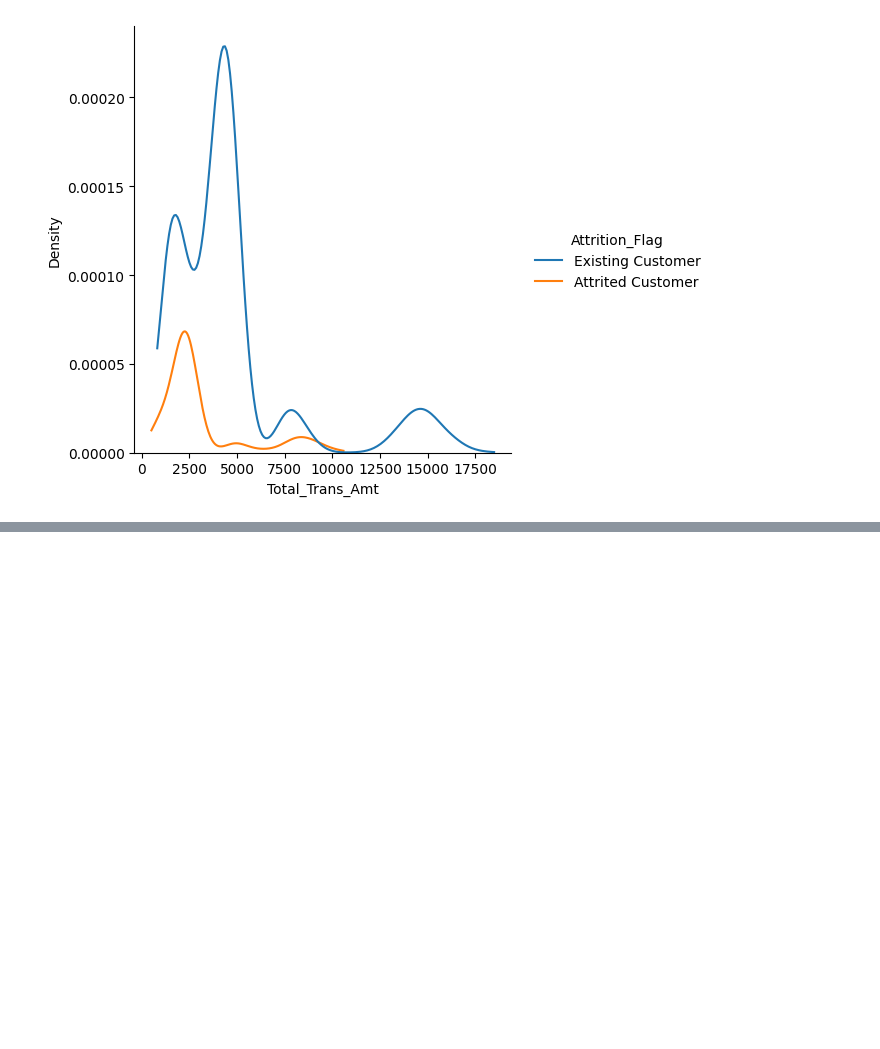
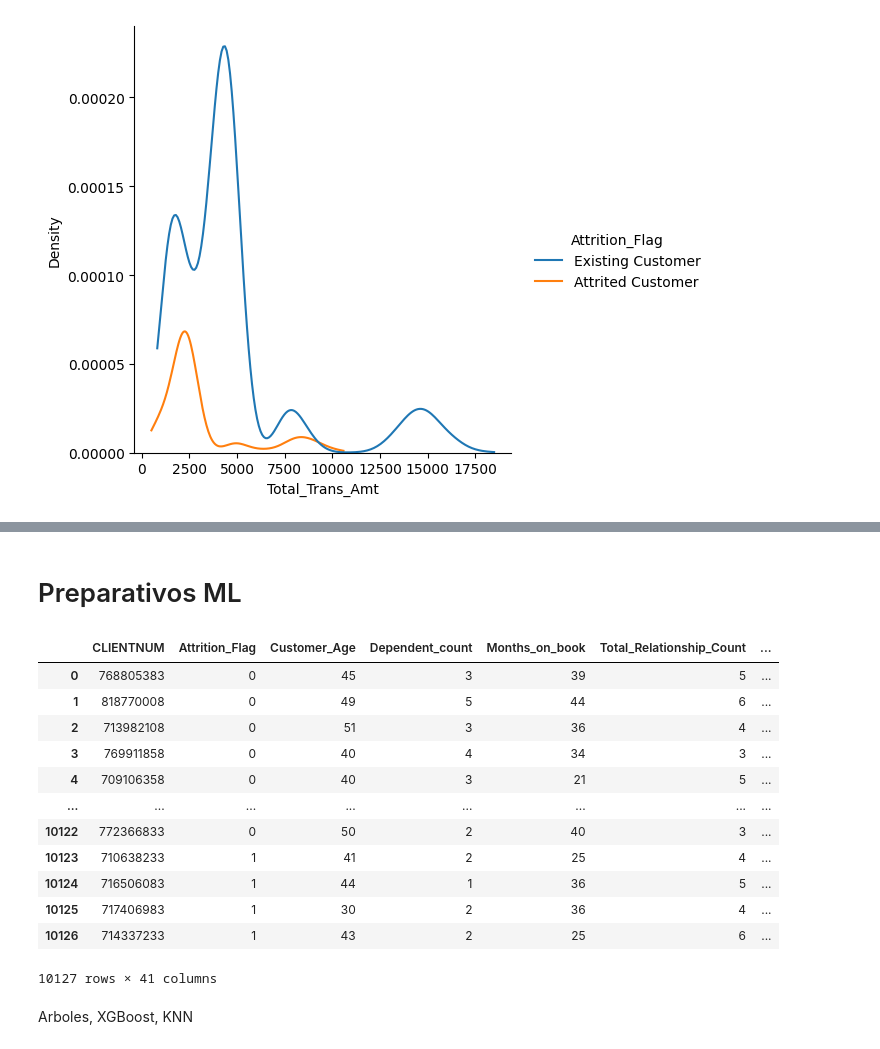
Before and after one commit to AdrielSalguero/Credit-Card-Customers-Prediction, a Jupyter notebook: deepnote/Credit_cards_customer/Notebook 1.ipynb, the cells around one changed output, grey strips where cells are left out. Saved outputs shown, nothing was run; the diff lists cells and outputs as text; code cells hidden in the pictures; blank space fills up the shorter version.

```diff
--- a/deepnote/Credit_cards_customer/Notebook 1.ipynb
+++ b/deepnote/Credit_cards_customer/Notebook 1.ipynb
@@ -133,0 +145,21 @@ plt.show()
+# %% [markdown]
+# Preparativos ML
+# %%
+df_encoded = pd.get_dummies(dataframe, columns=["Gender", "Education_Level", "Marital_Status", "Income_Category", "Card_Category"])
+df_encoded
+# %% [output]
+|  | CLIENTNUM | Attrition_Flag | Customer_Age | Dependent_count | Months_on_book | Total_Relationship_Count | ... |
+| 0 | 768805383 | 0 | 45 | 3 | 39 | 5 | ... |
+| 1 | 818770008 | 0 | 49 | 5 | 44 | 6 | ... |
+| 2 | 713982108 | 0 | 51 | 3 | 36 | 4 | ... |
+| 3 | 769911858 | 0 | 40 | 4 | 34 | 3 | ... |
+| 4 | 709106358 | 0 | 40 | 3 | 21 | 5 | ... |
+| ... | ... | ... | ... | ... | ... | ... | ... |
+| 10122 | 772366833 | 0 | 50 | 2 | 40 | 3 | ... |
+| 10123 | 710638233 | 1 | 41 | 2 | 25 | 4 | ... |
+| 10124 | 716506083 | 1 | 44 | 1 | 36 | 5 | ... |
+| 10125 | 717406983 | 1 | 30 | 2 | 36 | 4 | ... |
+| 10126 | 714337233 | 1 | 43 | 2 | 25 | 6 | ... |
+10127 rows × 41 columns
+# %% [markdown]
+Arboles, XGBoost, KNN
```
Also changed, not shown: parts of 12 cells of this notebook, 1 other file.
